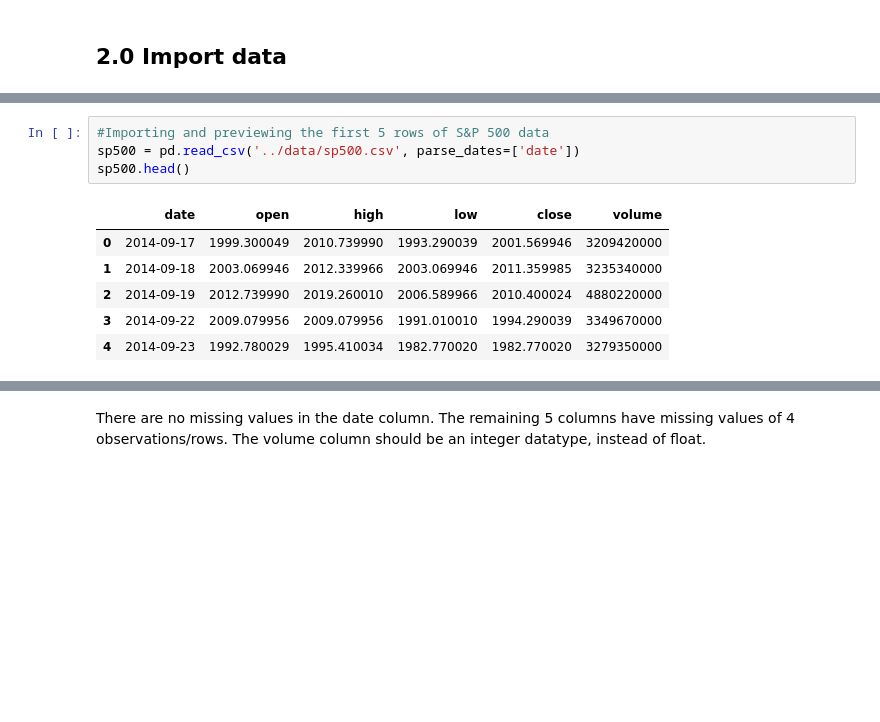
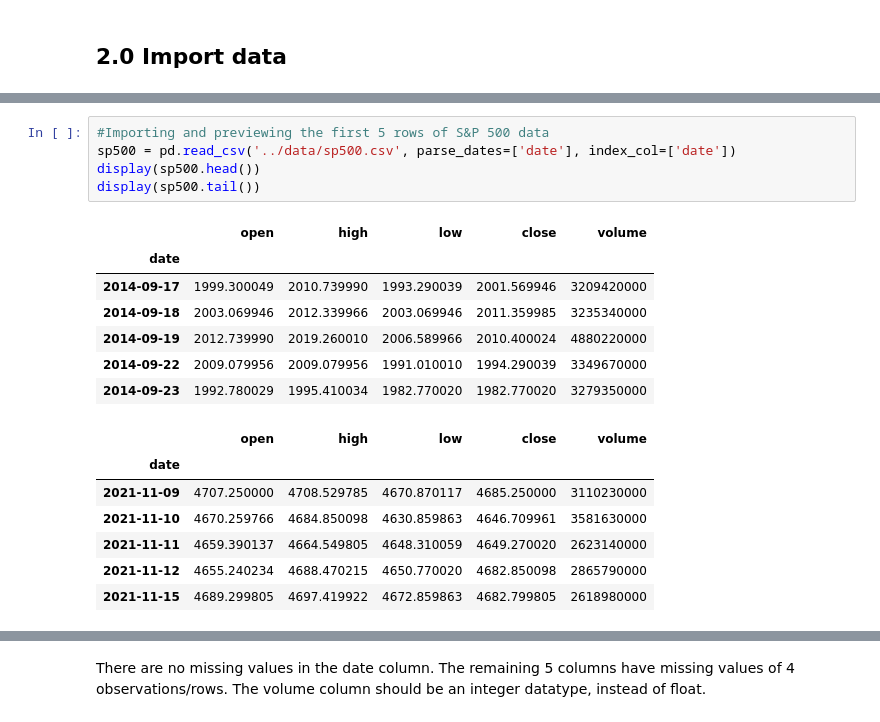
Before and after one commit to coolname101/bitcoin-stock-portfolio, a Jupyter notebook: notebooks/report_notebook.ipynb, the cells around one changed output, grey strips where cells are left out. Drawn from its saved outputs; the diff is of its cells as text; blank space fills up the shorter version.

```diff
--- a/notebooks/report_notebook.ipynb
+++ b/notebooks/report_notebook.ipynb
@@ -65,13 +85,22 @@ bitcoin.head()
 # %%
 #Importing and previewing the first 5 rows of S&P 500 data
-sp500 = pd.read_csv('../data/sp500.csv', parse_dates=['date'])
-sp500.head()
+sp500 = pd.read_csv('../data/sp500.csv', parse_dates=['date'], index_col=['date'])
+display(sp500.head())
+display(sp500.tail())
 # %% [output]
-|  | date | open | high | low | close | volume |
-| 0 | 2014-09-17 | 1999.300049 | 2010.739990 | 1993.290039 | 2001.569946 | 3209420000 |
-| 1 | 2014-09-18 | 2003.069946 | 2012.339966 | 2003.069946 | 2011.359985 | 3235340000 |
-| 2 | 2014-09-19 | 2012.739990 | 2019.260010 | 2006.589966 | 2010.400024 | 4880220000 |
-| 3 | 2014-09-22 | 2009.079956 | 2009.079956 | 1991.010010 | 1994.290039 | 3349670000 |
-| 4 | 2014-09-23 | 1992.780029 | 1995.410034 | 1982.770020 | 1982.770020 | 3279350000 |
+|  | open | high | low | close | volume |
+| date |  |  |  |  |  |
+| 2014-09-17 | 1999.300049 | 2010.739990 | 1993.290039 | 2001.569946 | 3209420000 |
+| 2014-09-18 | 2003.069946 | 2012.339966 | 2003.069946 | 2011.359985 | 3235340000 |
+| 2014-09-19 | 2012.739990 | 2019.260010 | 2006.589966 | 2010.400024 | 4880220000 |
+| 2014-09-22 | 2009.079956 | 2009.079956 | 1991.010010 | 1994.290039 | 3349670000 |
+| 2014-09-23 | 1992.780029 | 1995.410034 | 1982.770020 | 1982.770020 | 3279350000 |
+|  | open | high | low | close | volume |
+| date |  |  |  |  |  |
+| 2021-11-09 | 4707.250000 | 4708.529785 | 4670.870117 | 4685.250000 | 3110230000 |
+| 2021-11-10 | 4670.259766 | 4684.850098 | 4630.859863 | 4646.709961 | 3581630000 |
+| 2021-11-11 | 4659.390137 | 4664.549805 | 4648.310059 | 4649.270020 | 2623140000 |
+| 2021-11-12 | 4655.240234 | 4688.470215 | 4650.770020 | 4682.850098 | 2865790000 |
+| 2021-11-15 | 4689.299805 | 4697.419922 | 4672.859863 | 4682.799805 | 2618980000 |
 # %%
 #Importing and previewing the first 5 rows of Gold and CPI data
```
Also changed, not shown: parts of 44 cells of this notebook.
